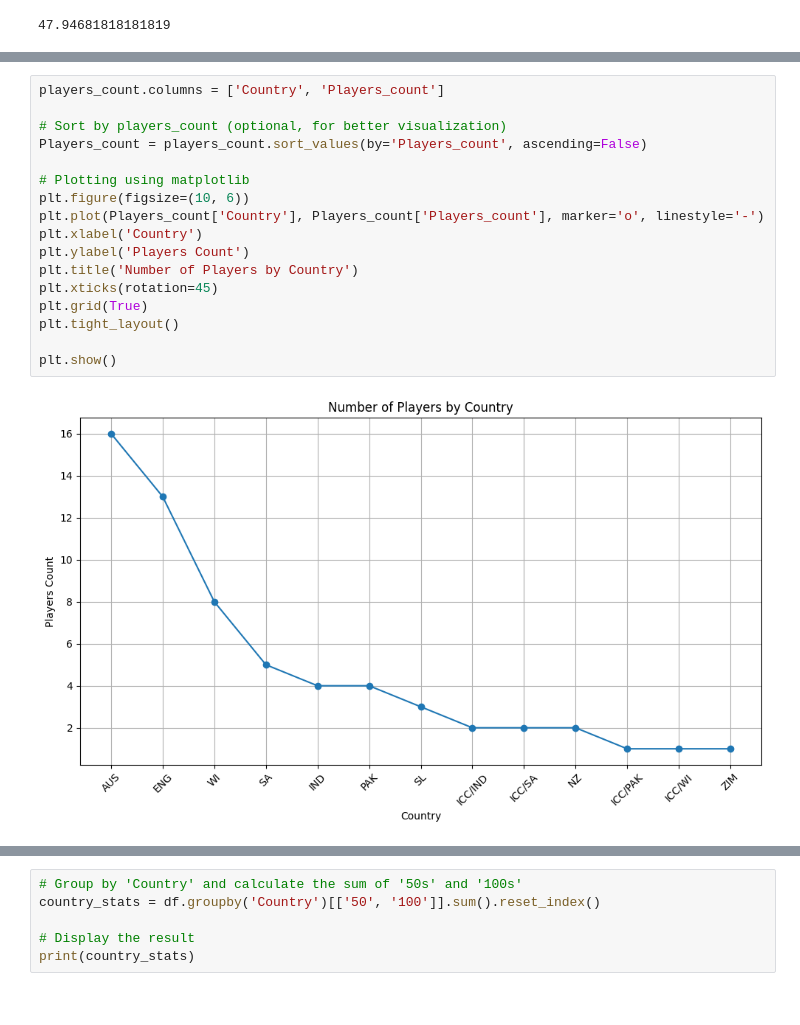
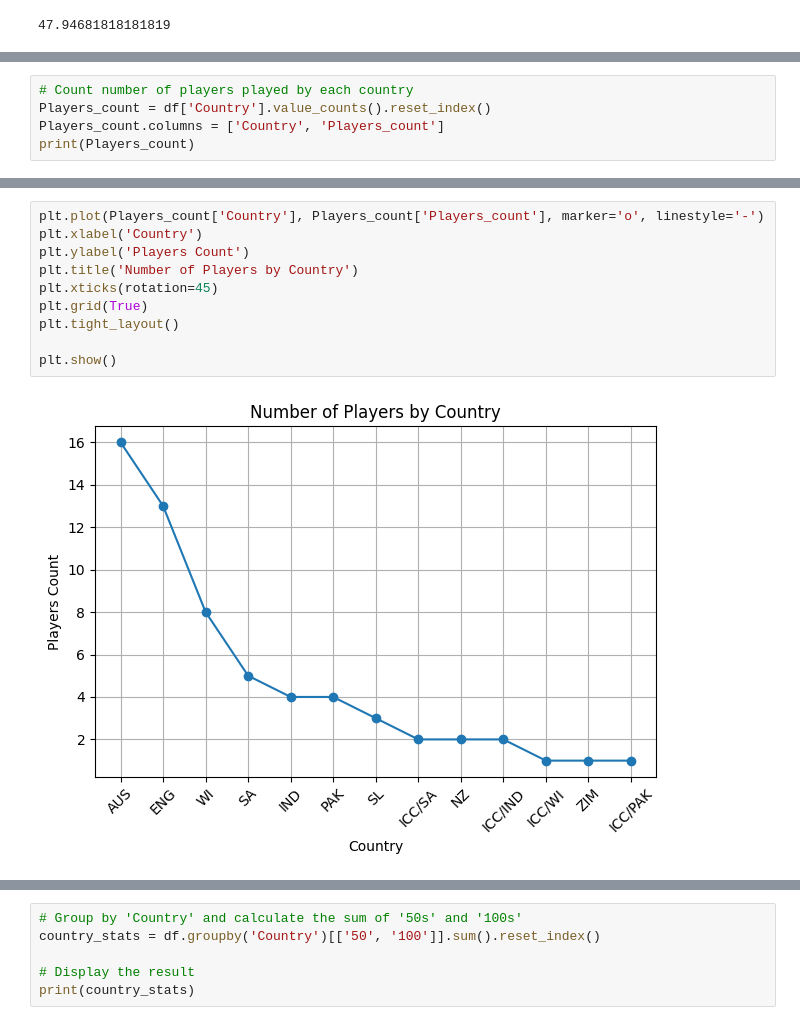
Before and after one commit to Udhay2898/Statistical-Insights-into-Test-Cricket-Performance, a Jupyter notebook: ICC_Test_Stats.ipynb, the cells around one changed output, grey strips where cells are left out. Drawn from its saved outputs; the diff is of its cells as text.

Commit message:
Analyzing ICC Test Players Stats Over the Years

```diff
--- a/ICC_Test_Stats.ipynb
+++ b/ICC_Test_Stats.ipynb
@@ -264,0 +254,5 @@ players_count = df.groupby('Country')['Player'].count().reset_index()
+# %%
+# Count number of players played by each country
+Players_count = df['Country'].value_counts().reset_index()
+Players_count.columns = ['Country', 'Players_count']
+print(Players_count)
@@ -265,22 +274,15 @@ players_count = df.groupby('Country')['Player'].count().reset_index()
 # %%
-players_count.columns = ['Country', 'Players_count']
-
-# Sort by players_count (optional, for better visualization)
-Players_count = players_count.sort_values(by='Players_count', ascending=False)
-
-# Plotting using matplotlib
-plt.figure(figsize=(10, 6))
 plt.plot(Players_count['Country'], Players_count['Players_count'], marker='o', linestyle='-')
 plt.xlabel('Country')
 plt.ylabel('Players Count')
 plt.title('Number of Players by Country')
 plt.xticks(rotation=45)
 plt.grid(True)
 plt.tight_layout()
 
 plt.show()
 # %% [output]
-[figure, old version]
+[figure, new version]
 # %%
 # Define colors for each country
 colors = ['blue', 'green', 'red', 'purple', 'orange',
```
Also changed, not shown: parts of 7 cells of this notebook.
